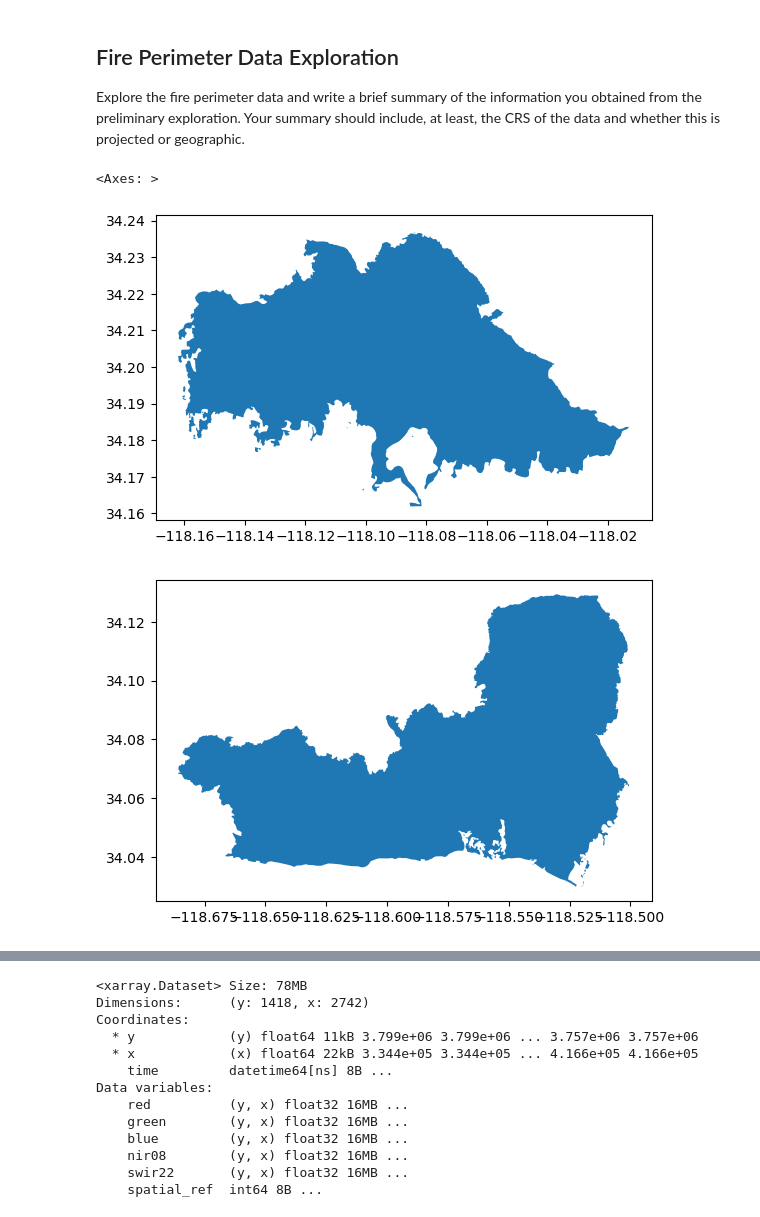
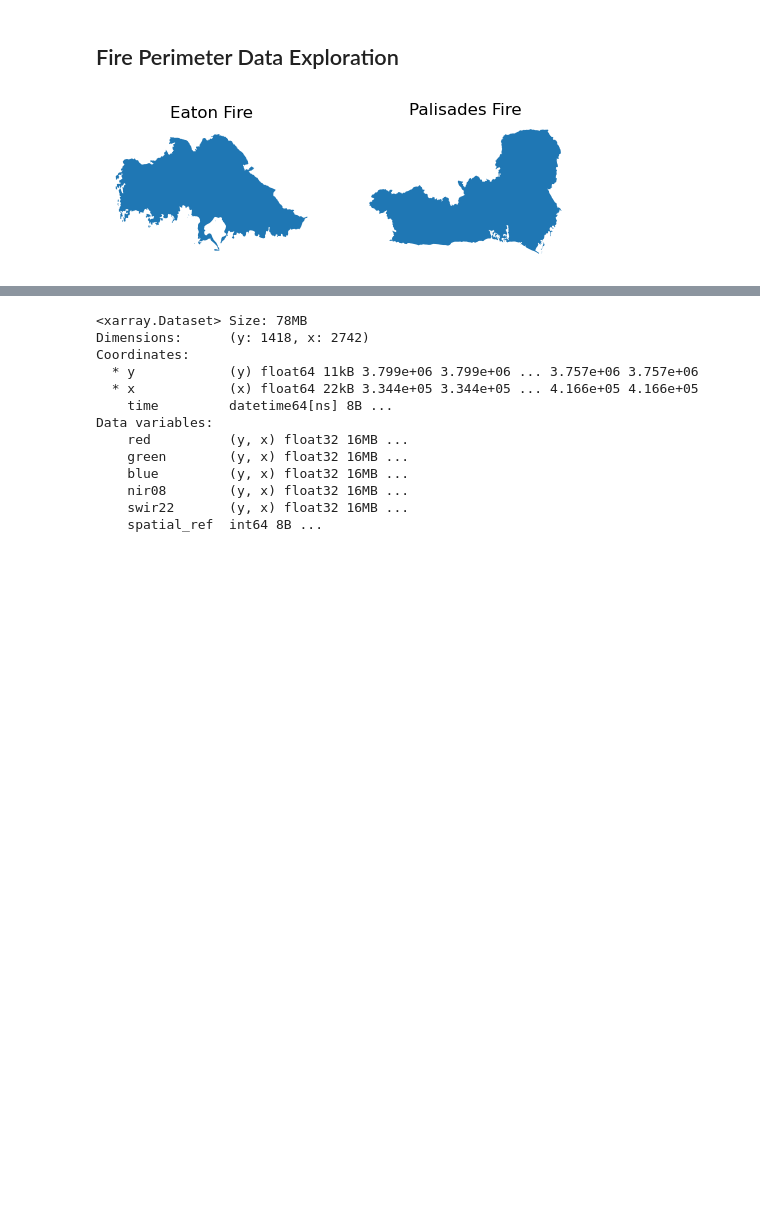
Before and after one commit to gingersknapp/eds220-hwk4, a Jupyter notebook: hwk4-task2-false-color-KNAPP.ipynb, the cells around one changed output, grey strips where cells are left out. Saved outputs shown, nothing was run; the diff lists cells and outputs as text; code cells hidden in the pictures; blank space fills up the shorter version.

```diff
--- a/hwk4-task2-false-color-KNAPP.ipynb
+++ b/hwk4-task2-false-color-KNAPP.ipynb
@@ -39,8 +43,6 @@ import rioxarray as rioxar
 import xarray as xr
 # %% [markdown]
 ## Fire Perimeter Data Exploration
-
-Explore the fire perimeter data and write a brief summary of the information you obtained from the preliminary exploration. Your summary should include, at least, the CRS of the data and whether this is projected or geographic.
 # %%
 # Import fire perimeter shapefiles
 eaton = gpd.read_file(os.path.join('data',
@@ -49,9 +51,16 @@ palisades = gpd.read_file(os.path.join('data',
                                     'Palisades_Perimieter_20250121.shp'))
 # %%
 # View fire perimeters
-eaton.plot()
-palisades.plot()
+fig, axes = plt.subplots(nrows = 1, ncols = 2, figsize=((6,3)))
+
+eaton.plot(ax = axes[0])
+axes[0].set_title('Eaton Fire')
+axes[0].axis('off')
+
+palisades.plot(ax = axes[1])
+axes[1].set_title('Palisades Fire')
+axes[1].axis('off')
+
+plt.show();
 # %% [output]
-<Axes: >
-[figure, old version]
+[figure, new version]
-[figure, removed]
```
Also changed, not shown: parts of 29 cells of this notebook.
